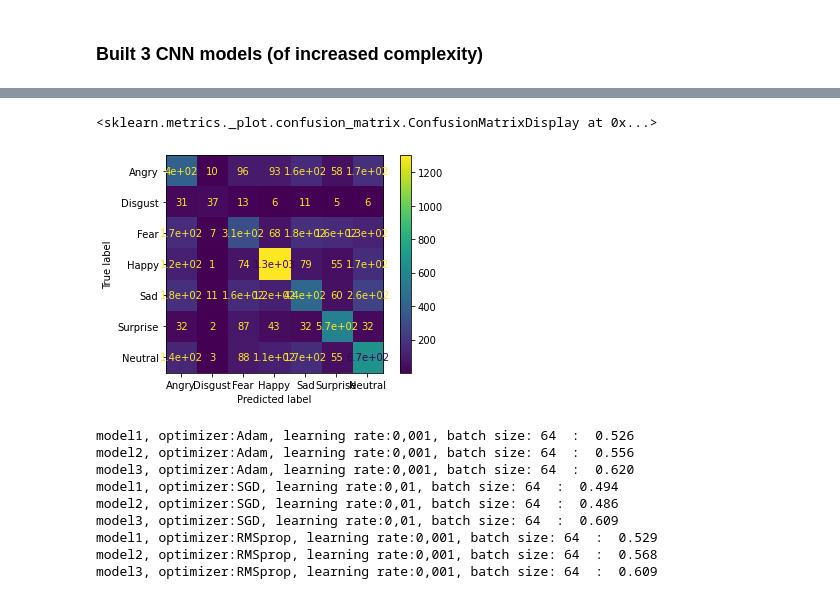
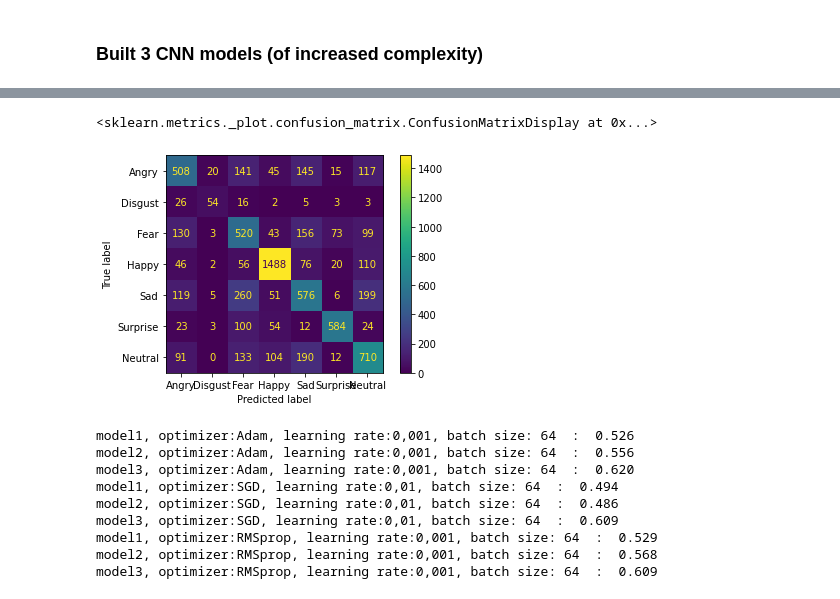
Before and after one commit to katdask/Data_Science_Projects, a Jupyter notebook: Facial_Expressions_Classification.ipynb, the cells around one changed output, grey strips where cells are left out. Drawn from its saved outputs; the diff is of its cells as text; code cells hidden in the pictures.

```diff
--- a/Facial_Expressions_Classification.ipynb
+++ b/Facial_Expressions_Classification.ipynb
@@ -347,19 +347,18 @@ test loss, test acc: [1.531826138496399, 0.6088047027587891]
 # %%
 # display confusion matrix
 
 from sklearn.metrics import confusion_matrix, ConfusionMatrixDisplay
 
-pred = model1.predict(X_test)
+pred = model3.predict(X_test)
 y_pred = np.argmax(pred, axis = 1)
 
 cm=confusion_matrix(y_test, y_pred)
 
 disp = ConfusionMatrixDisplay(confusion_matrix=cm, display_labels=["Angry","Disgust","Fear","Happy","Sad","Surprise","Neutral"])
-disp.plot()
-# plot(*, include_values=True, cmap='viridis', xticks_rotation='horizontal', values_format='d' or '.2g', ax=None, colorbar=True)
+disp.plot(values_format='d')
 # %% [output]
 <sklearn.metrics._plot.confusion_matrix.ConfusionMatrixDisplay at 0x...>
-[figure, old version]
+[figure, new version]
 # %%
 # results_dict = {}
 # %%
```
Also changed, not shown: parts of 5 cells of this notebook.
